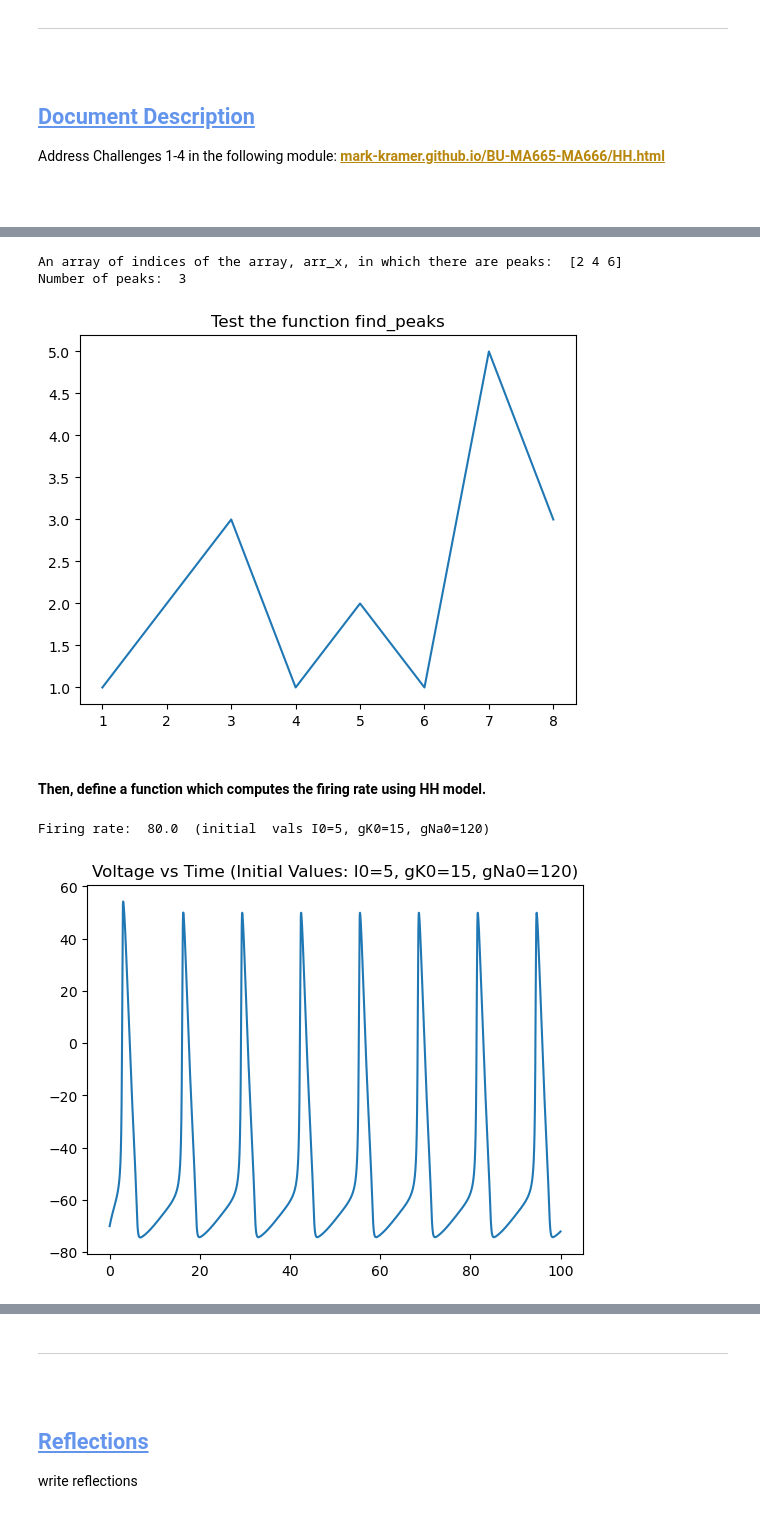
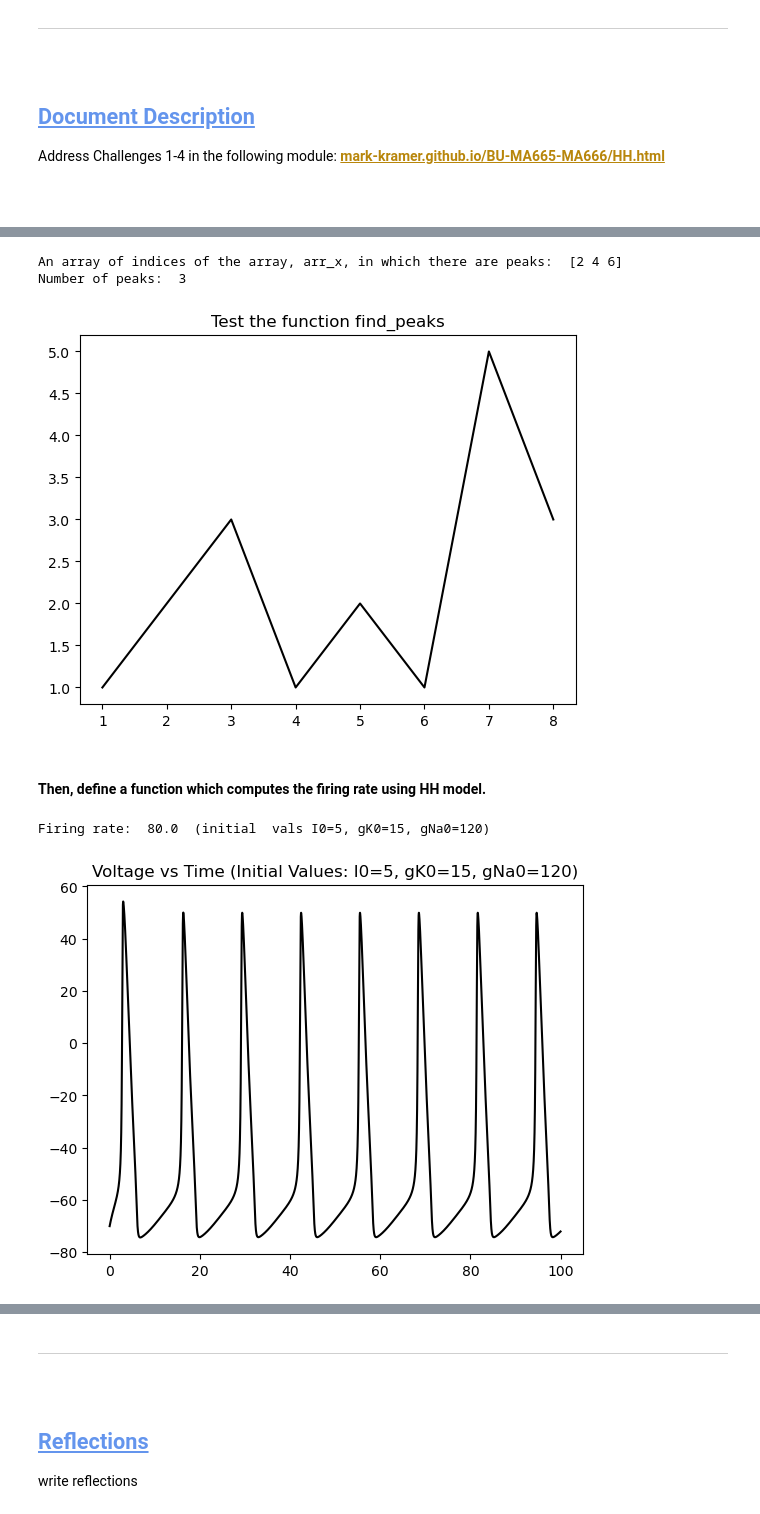
Before and after one commit to brittahn/CASMA665, a Jupyter notebook: Homeworks/AhnB_HW2-HH_CASMA665_F2024.ipynb, the cells around one changed output, grey strips where cells are left out. Cells and saved outputs as stored; diff of their text form; code cells hidden in the pictures.

```diff
--- a/Homeworks/AhnB_HW2-HH_CASMA665_F2024.ipynb
+++ b/Homeworks/AhnB_HW2-HH_CASMA665_F2024.ipynb
@@ -251,12 +255,12 @@ print("Number of peaks: ", (find_peaks(y)[0]).size)
 
 plt.figure()
 plt.title("Test the function find_peaks")
-plt.plot(arr_x,y)
+plt.plot(arr_x,y, 'black')
 plt.show()
 # %% [output]
 An array of indices of the array, arr_x, in which there are peaks:  [2 4 6]
 Number of peaks:  3
-[figure, old version]
+[figure, new version]
 # %% [markdown]
 #### **Then, define a function which computes the firing rate using HH model.**
 # %%
@@ -328,35 +332,35 @@ def HH_firingrate(I0, T0, gK0_i, gNa0_i):
     # initialize spike count at 0
     spike_count=0
 
     # find_peaks(voltages)[0] gives the indices in which there are peaks in the voltage array
     # find_peaks(voltages)[0].size gives the number of peaks in the voltage array
     for i in find_peaks(voltages)[0]:  # for each index in which there is a peak in the voltage array,
         if voltages[i] >= 0:           # if the peak is a positive voltage, then this is a spike
             spike_count+=1             # increase spike count by 1.
 
     firing_rate = spike_count/.1  # spikes/second
 
     return firing_rate,t,V
 
 
 
 #################
 # Call function HH_firingrate
 
 # frate_i represents the firing rate for iniital input values: gK0=15, gNa0=120, I0=5, T0=100
 # t_i represents time array for iniital input values: gK0=15, gNa0=120, I0=5, T0=100
 # V_i represents voltage array for for iniital input values: gK0=15, gNa0=120, I0=5, T0=100
 frate_i,t_i,V_i = HH_firingrate(5,100,15,120)
 
 print("Firing rate: ", frate_i, " (initial  vals I0=5, gK0=15, gNa0=120)")
 
 plt.figure()
 plt.title("Voltage vs Time (Initial Values: I0=5, gK0=15, gNa0=120)")
-plt.plot(t_i,V_i)
+plt.plot(t_i,V_i, 'black')
 plt.show()
 # %% [output]
 Firing rate:  80.0  (initial  vals I0=5, gK0=15, gNa0=120)
-[figure, old version]
+[figure, new version]
 # %%
 # Initialize arrays of currents, firing rates
 arr_I = []
```
Also changed, not shown: parts of 13 cells of this notebook.
